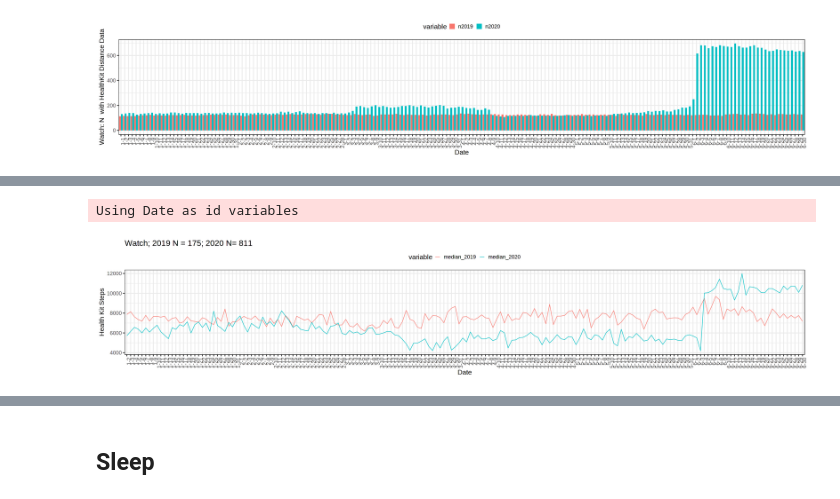
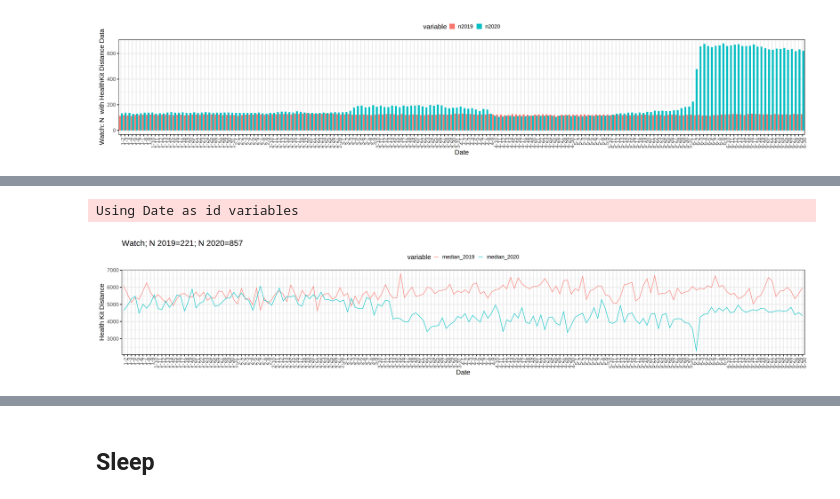
Before and after one commit to AshleyLab/myheartcounts, a Jupyter notebook: anna_code/covid/activity_2019_vs_2020-nonmatched.ipynb, the cells around one changed output, grey strips where cells are left out. Saved outputs shown, nothing was run; the diff lists cells and outputs as text; code cells hidden in the pictures.

```diff
--- a/anna_code/covid/activity_2019_vs_2020-nonmatched.ipynb
+++ b/anna_code/covid/activity_2019_vs_2020-nonmatched.ipynb
@@ -259,30 +315,31 @@ Using Date as id variables
 # %%
-medians_2019=na.omit(watch_steps_2019 %>% group_by(Date) %>% summarize(median_steps=median(Value)))
-medians_2020=na.omit(watch_steps_2020 %>% group_by(Date) %>% summarize(median_steps=median(Value)))
+medians_2019=na.omit(watch_steps_2019 %>% group_by(Date) %>% summarize(median_steps=median(Sum)))
+medians_2020=na.omit(watch_steps_2020 %>% group_by(Date) %>% summarize(median_steps=median(Sum)))
 
 medians_2020$Date=medians_2020$Date-years(1)
 medians_2020$Date=medians_2020$Date+days(1)
+
 merged=merge(medians_2019,medians_2020,by='Date')
 merged$month=month(merged$Date)
 merged$day=day(merged$Date)
 
 merged$Date <- do.call(paste, c(merged[c("month","day")], sep="-"))
 colnames(merged)=c("Date","median_2019","median_2020","month","day")
 merged$Date=factor(merged$Date,levels=merged$Date)
 
 merged$month=NULL
 merged$day=NULL
 
 melted=melt(merged,by="Date")
 saved <- options(repr.plot.width=30, repr.plot.height=6)
 ggplot(melted,aes(x=Date,y=value,group=variable,color=variable))+
 geom_line()+
 xlab("Date")+
-ylab("Health Kit Steps")+
+ylab("Health Kit Distance")+
 theme_bw(20)+
 theme(axis.text.x = element_text(angle = 90, hjust = 1))+
-ggtitle("Watch; 2019 N = 175; 2020 N= 811")+
+ggtitle("Watch; N 2019=221; N 2020=857")+
 theme(legend.position="top")
 # %% [output]
 Using Date as id variables
-[figure, old version]
+[figure, new version]
```
Also changed, not shown: parts of 20 cells of this notebook, 3 other files.
